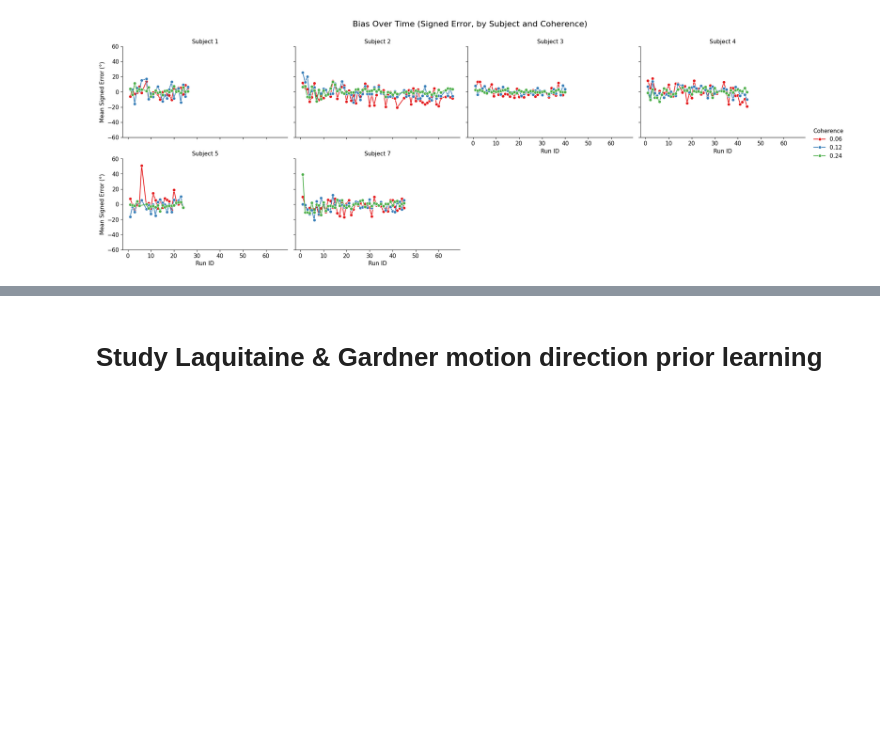
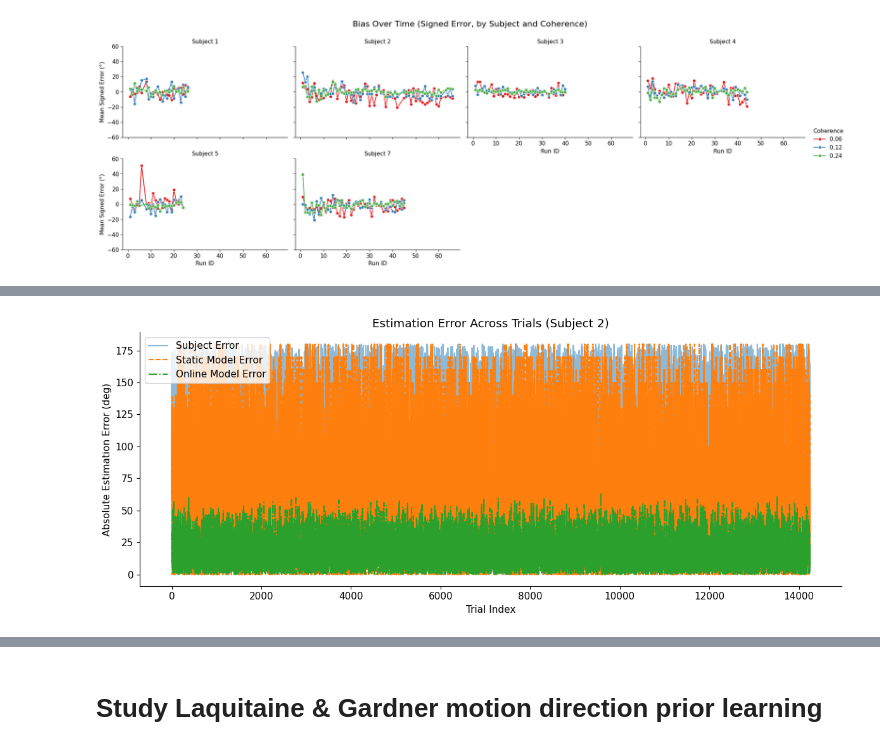
Before and after one commit to yifanzha-97/Neuro-Academy, a Jupyter notebook: projects/behavior_and_theory/laquitaine_human_errors.ipynb, the cells around one changed output, grey strips where cells are left out. Cells and saved outputs as stored; diff of their text form; code cells hidden in the pictures; blank space fills up the shorter version.

```diff
--- a/projects/behavior_and_theory/laquitaine_human_errors.ipynb
+++ b/projects/behavior_and_theory/laquitaine_human_errors.ipynb
@@ -954,0 +1273,18 @@ plt.show()
+# %%
+def circ_abs_error(pred, true):
+    return np.abs(np.angle(np.exp(1j * np.deg2rad(pred - true)), deg=True))
+
+plt.figure(figsize=(12,5))
+plt.plot(circ_abs_error(estimates, motion_dir), label='Subject Error', alpha=0.5)
+plt.plot(circ_abs_error(static_pred, motion_dir), label='Static Model Error', linestyle='--')
+plt.plot(circ_abs_error(online_pred, motion_dir), label='Online Model Error', linestyle='-.')
+
+plt.xlabel("Trial Index")
+plt.ylabel("Absolute Estimation Error (deg)")
+plt.title(f"Estimation Error Across Trials (Subject {subject_id})")
+plt.legend()
+plt.tight_layout()
+plt.savefig(f"error_comparison_subj_{subject_id}.png", dpi=300)
+plt.show()
+# %% [output]
+[figure, added]
```
Also changed, not shown: parts of 6 cells of this notebook.
